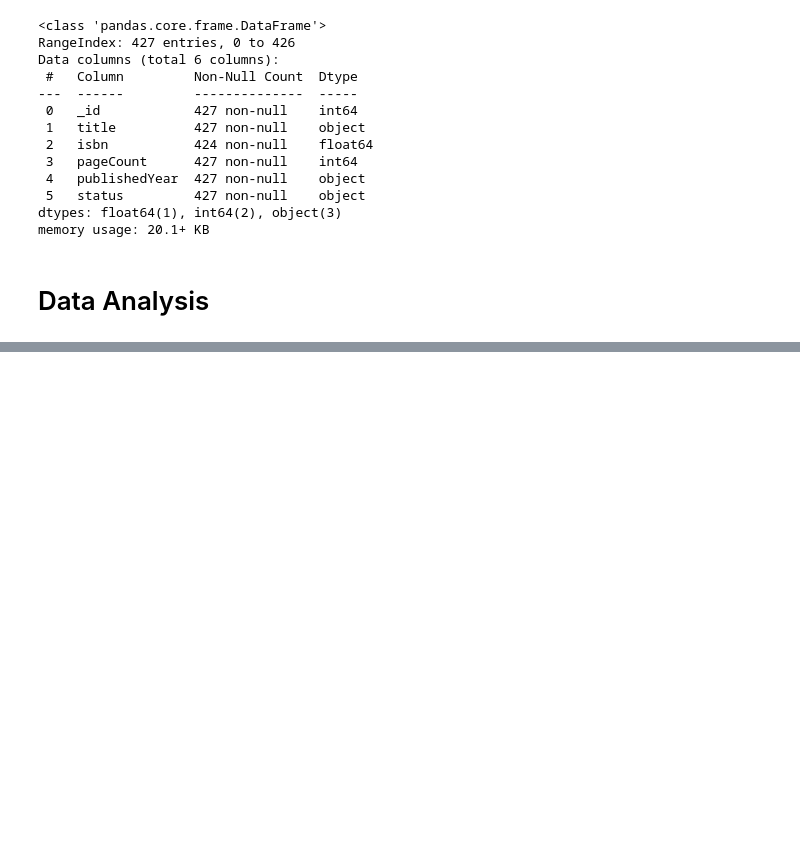
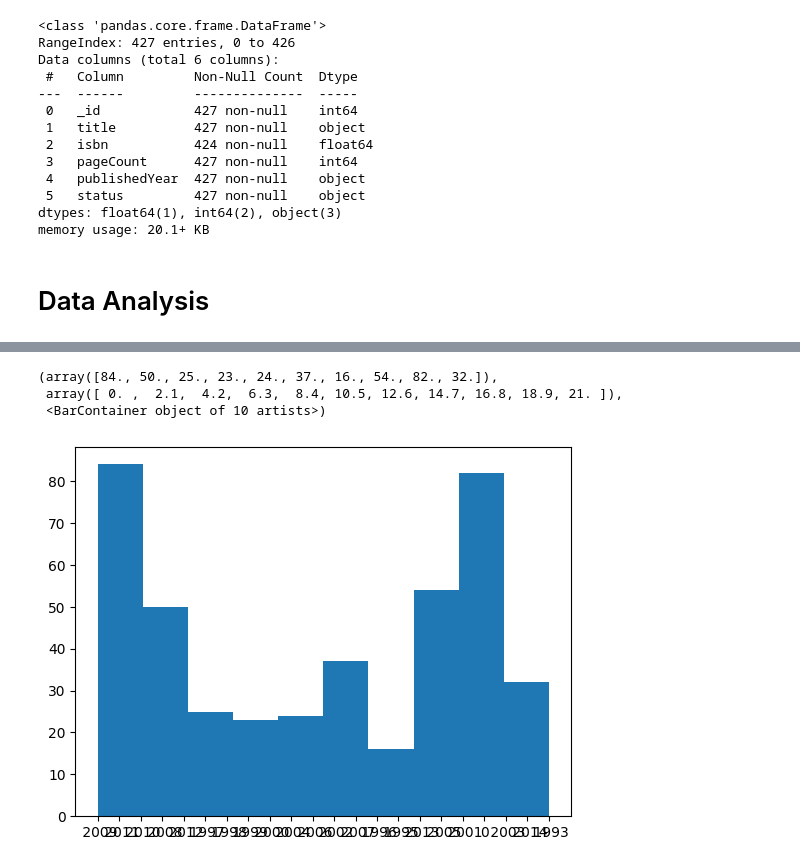
Before and after one commit to sujataprasad01/Books-JSON-data-for-scrapping-analysis, a Jupyter notebook: Project_4_Using_JSON_data_for_analysis.ipynb, the cells around one changed output, grey strips where cells are left out. Cells and saved outputs as stored; diff of their text form; code cells hidden in the pictures; blank space fills up the shorter version.

```diff
--- a/Project_4_Using_JSON_data_for_analysis.ipynb
+++ b/Project_4_Using_JSON_data_for_analysis.ipynb
@@ -1147,0 +1201,7 @@ memory usage: 20.1+ KB
+# %%
+plt.hist(df['publishedYear'])
+# %% [output]
+(array([84., 50., 25., 23., 24., 37., 16., 54., 82., 32.]),
+ array([ 0. ,  2.1,  4.2,  6.3,  8.4, 10.5, 12.6, 14.7, 16.8, 18.9, 21. ]),
+ <BarContainer object of 10 artists>)
+[figure, added]
```
Also changed, not shown: parts of 6 cells of this notebook.
